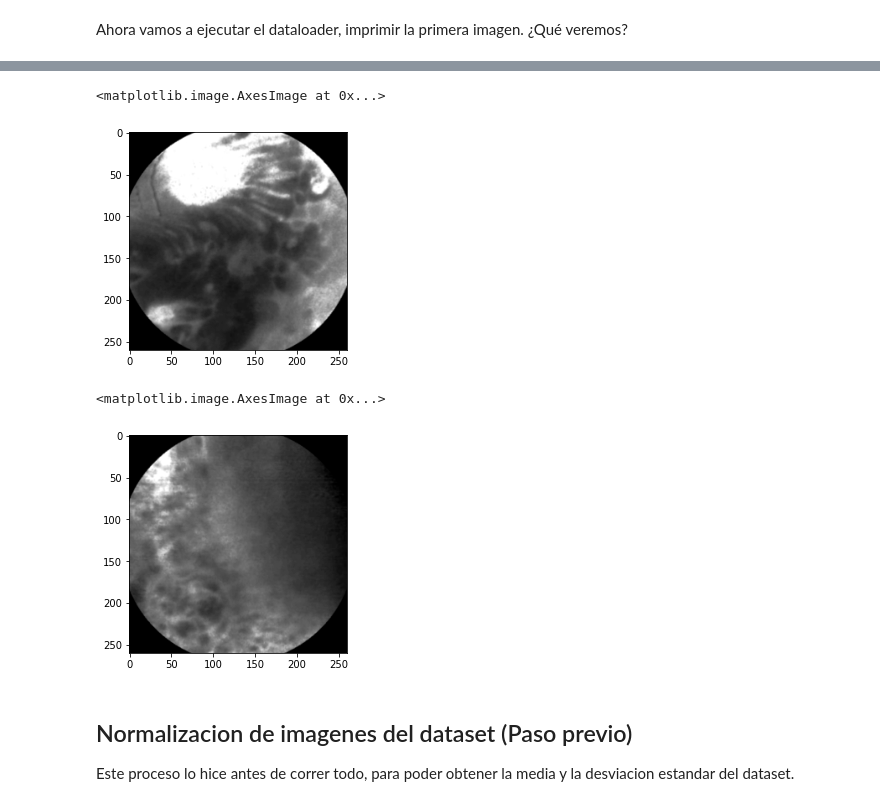
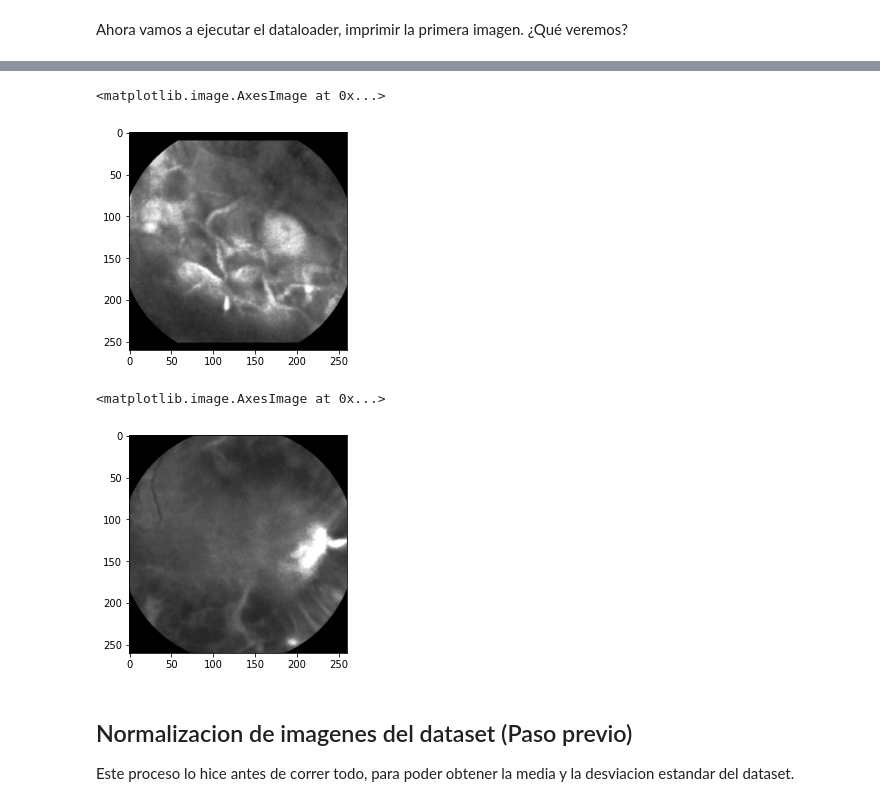
Before and after one commit to tozanni/deeplearning_with_pytorch, a Jupyter notebook: Intro_to_Pytorch_SLP_v2.ipynb, the cells around one changed output, grey strips where cells are left out. Cells and saved outputs as stored; diff of their text form; code cells hidden in the pictures.

```diff
--- a/Intro_to_Pytorch_SLP_v2.ipynb
+++ b/Intro_to_Pytorch_SLP_v2.ipynb
@@ -90,13 +74,13 @@ tensor([[[[-1.3515, -1.3515, -1.3515,  ..., -1.3515, -1.3515, -1.3515],
 # %%
-plt.imshow(data[0][0][0], cmap='gray')
+plt.imshow(data[0][0], cmap='gray')
 # %% [output]
 <matplotlib.image.AxesImage at 0x...>
-[figure, old version]
+[figure, new version]
 # %%
-plt.imshow(data[0][1][0], cmap='gray')
+plt.imshow(data[1][0], cmap='gray')
 # %% [output]
 <matplotlib.image.AxesImage at 0x...>
-[figure, old version]
+[figure, new version]
 # %% [markdown]
 ## Normalizacion de imagenes del dataset (Paso previo)
 
```
Also changed, not shown: parts of 6 cells of this notebook.
